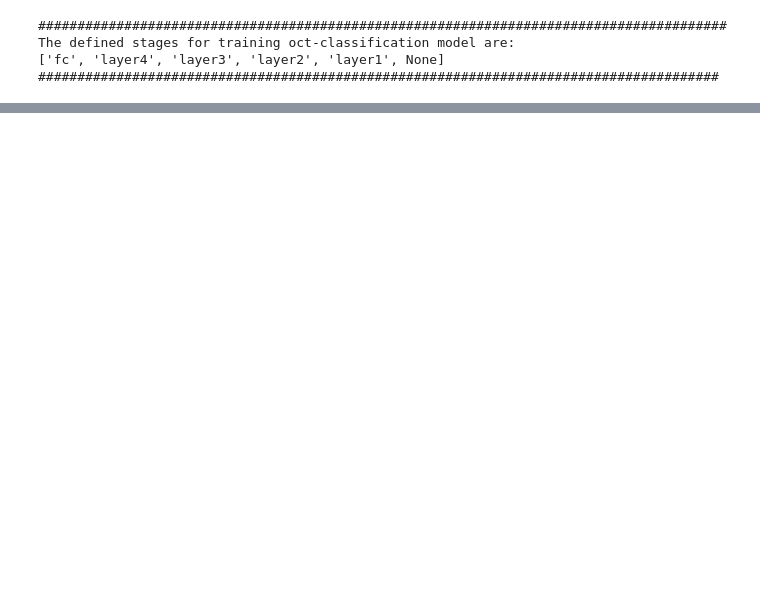
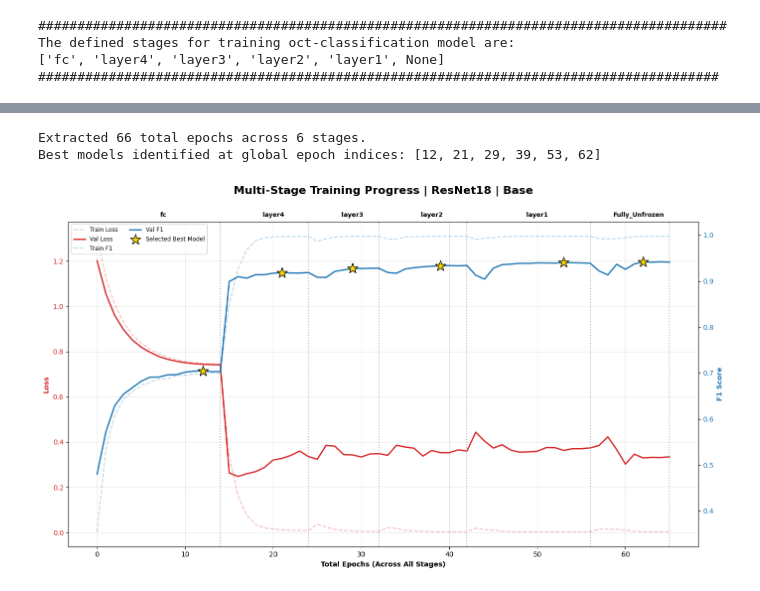
Before and after one commit to ManosGitProject/oct_retinal_classification_hackathon_v1, a Jupyter notebook: 02a_Train_ResNet18_Base.ipynb, the cells around one changed output, grey strips where cells are left out. Saved outputs shown, nothing was run; the diff lists cells and outputs as text; code cells hidden in the pictures; blank space fills up the shorter version.

```diff
--- a/02a_Train_ResNet18_Base.ipynb
+++ b/02a_Train_ResNet18_Base.ipynb
@@ -57,7 +61,7 @@ env = input("Please tell me if you are running code on Kaggle, colab or Local? (
 model_name="resnet"
 prev_stage=None
 
-path_final_models , path_hackathon_checkpoints, path_plots, path_oct_models = utils.create_paths(model_name=model_name, augmented=True, env=env)
+path_final_models , path_hackathon_checkpoints, path_plots, path_oct_models = utils.create_paths(model_name=model_name, augmented=False, env=env)
 # %% [output]
 ####################################################################################
 Hello!!! Thank you for using OCT Classification.
@@ -111 +123,17 @@ Test folder contents: ['CNV', 'DME', 'DRUSEN', 'NORMAL']
 ####################################################################
+# %%
+import shutil
+import os
+
+# Define the High-Speed Path
+KAGGE_CACHE = DATA_PATH
+RAM_DISK_PATH = '/dev/shm/oct2017'
+
+# Move it to RAM
+if not os.path.exists(RAM_DISK_PATH):
+    print("Moving dataset to RAM disk for maximum speed...")
+    shutil.copytree(KAGGE_CACHE, RAM_DISK_PATH)
+    print("Done!")
+
+# Update DATA_PATH variable
+DATA_PATH = RAM_DISK_PATH
@@ -340,8 +378,7 @@ for stage in tqdm(stages, desc='Stage', unit='stage', position=0, leave=True):
     (model, optimizer, scheduler, start_epoch,
      train_epoch_losses, train_epoch_f1s,
      val_epoch_losses, val_epoch_f1s,
-     num_epochs_checkpoint, data_fraction_checkpoint) = utils.load_latest_checkpoint(model, optimizer, scheduler,
-                                                                                      stage, path=path_hackathon_checkpoints, device=device)
+     num_epochs_checkpoint, data_fraction_checkpoint) = utils.load_latest_checkpoint(model, optimizer, scheduler, stage, path=path_hackathon_checkpoints)
 
     if start_epoch == 0 and prev_stage is not None:
         prev_best_model_path = os.path.join(path_oct_models, f"resnet18_{prev_stage}_best.pth")
@@ -423,7 +460,7 @@ for stage in tqdm(stages, desc='Stage', unit='stage', position=0, leave=True):
         stage=stage,
         model_name='resnet18',
         augmented=False,
-        path_plot=path_plots
+        path_plots=path_plots
     )
 
     total_stage_time = time.time() - stage_start
@@ -453,3 +559,27 @@ plt.show()
+# %%
+# Extract all the data from checkpoints
+metrics_dict = utils.extract_all_metrics(stages, path_hackathon_checkpoints, model_name="ResNet18")
+
+# Check if data exists
+if not metrics_dict['val_loss']:
+    print("No metrics found. Check your stage names and checkpoint path.")
+else:
+    total_epochs = len(metrics_dict['val_loss'])
+    print(f"Extracted {total_epochs} total epochs across {len(stages)} stages.")
+    print(f"Best models identified at global epoch indices: {metrics_dict['best_indices']}")
+
+    # Generate the visualization once for inspection
+    utils.plot_multi_stage_metrics(
+        metrics=metrics_dict,
+        stages=stages,
+        model_name='ResNet18',
+        is_augmented=False
+    )
+plt.show()
+# %% [output]
+Extracted 66 total epochs across 6 stages.
+Best models identified at global epoch indices: [12, 21, 29, 39, 53, 62]
+[figure, added]
 # %%
 #  Generate the plot again to show best model
 utils.plot_multi_stage_metrics(
```
Also changed, not shown: parts of 12 cells of this notebook.
